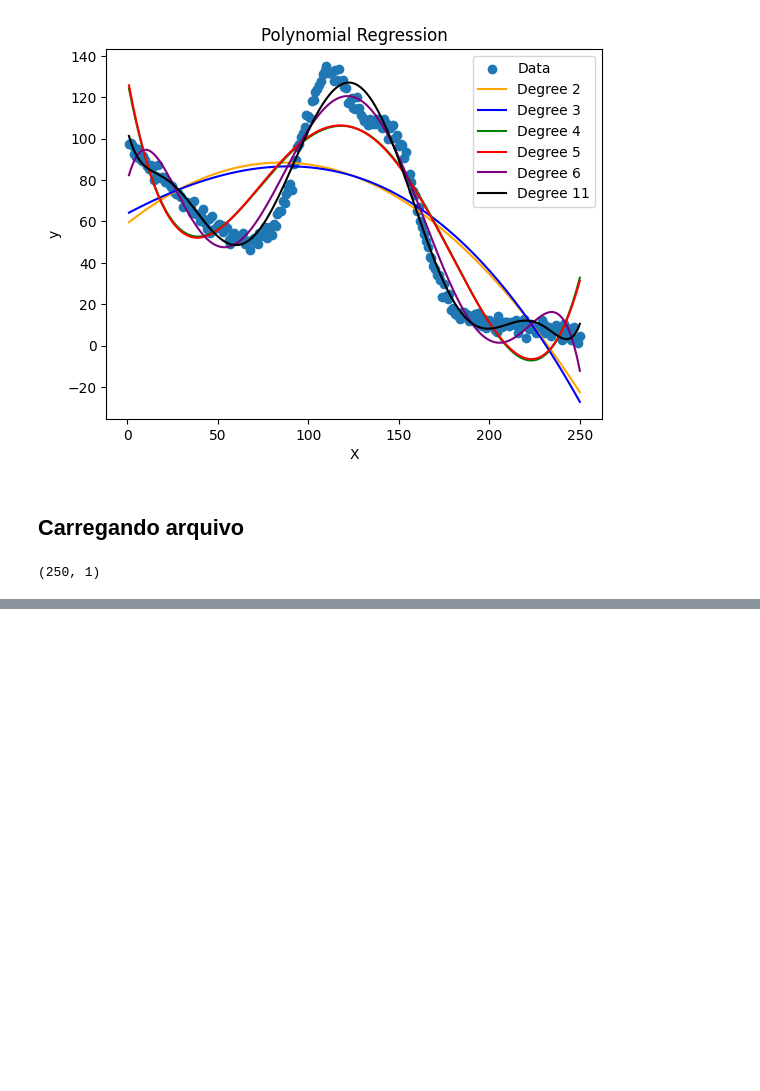
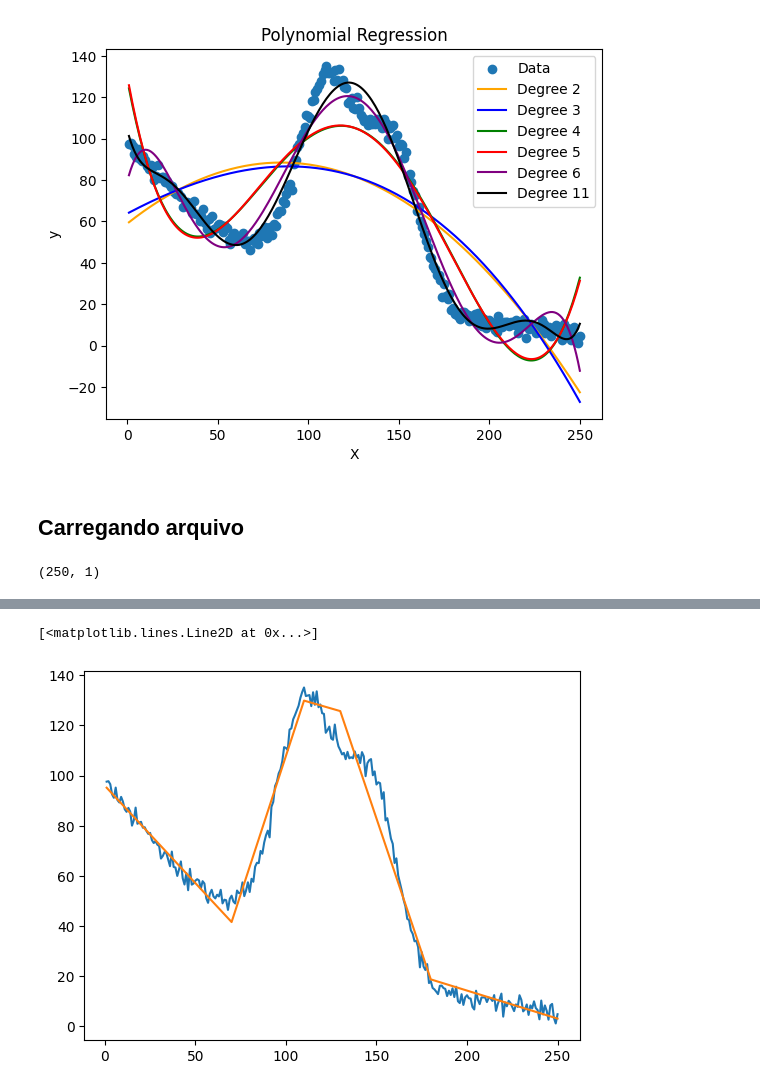
Before and after one commit to LuisFelipeCSouza/inteligencia-computacional-aplicada, a Jupyter notebook: notebooks/trabalho-1.ipynb, the cells around one changed output, grey strips where cells are left out. Saved outputs shown, nothing was run; the diff lists cells and outputs as text; code cells hidden in the pictures; blank space fills up the shorter version.

```diff
--- a/notebooks/trabalho-1.ipynb
+++ b/notebooks/trabalho-1.ipynb
@@ -15,21 +15,3 @@ data = np.genfromtxt(DATA_DIR, skip_header=1)
 data
 X = data[:, [1]]
 y = data[:, [0]]
-# %%
-knots = [65, 110, 180]
-power = [50, 130, 15]
-B0 = np.zeros(len(X)).reshape(-1, 1); B0[X <= knots[0]] = 1
-B1 = np.zeros(len(X)).reshape(-1, 1); B1[(X > knots[0]) & (X <= knots[1])] = 1
-B2 = np.zeros(len(X)).reshape(-1, 1); B2[(X > knots[1]) & (X <= knots[2])] = 1
-B3 = np.zeros(len(X)).reshape(-1, 1); B3[X > knots[2]] = 1
-
-fig, axe = plt.subplots()
-
-axe.plot(X,y)
-axe.vlines(knots, ymin=y.min(), ymax=y.max(), colors='red', linestyles='dashed')
-
-axe_t = axe.twinx()
-axe_t.plot(B0, alpha=0.5, label='B0', color='green')
-axe_t.plot(B1, alpha=0.5, label='B1', color='blue')
-axe_t.plot(B2, alpha=0.5, label='B2', color='orange')
-axe_t.plot(B3, alpha=0.5, label='B3', color='purple')
@@ -314,0 +211,12 @@ X.shape
+# %%
+pwreg = PiecewiseLinearRegression(knots=[70, 110, 130, 180])
+
+pwreg.fit(X=X, y=y)
+
+y_pred = pwreg.predict(X=X)
+
+plt.plot(X, y)
+plt.plot(X, y_pred)
+# %% [output]
+[<matplotlib.lines.Line2D at 0x...>]
+[figure, added]
```
Also changed, not shown: parts of 12 cells of this notebook.
